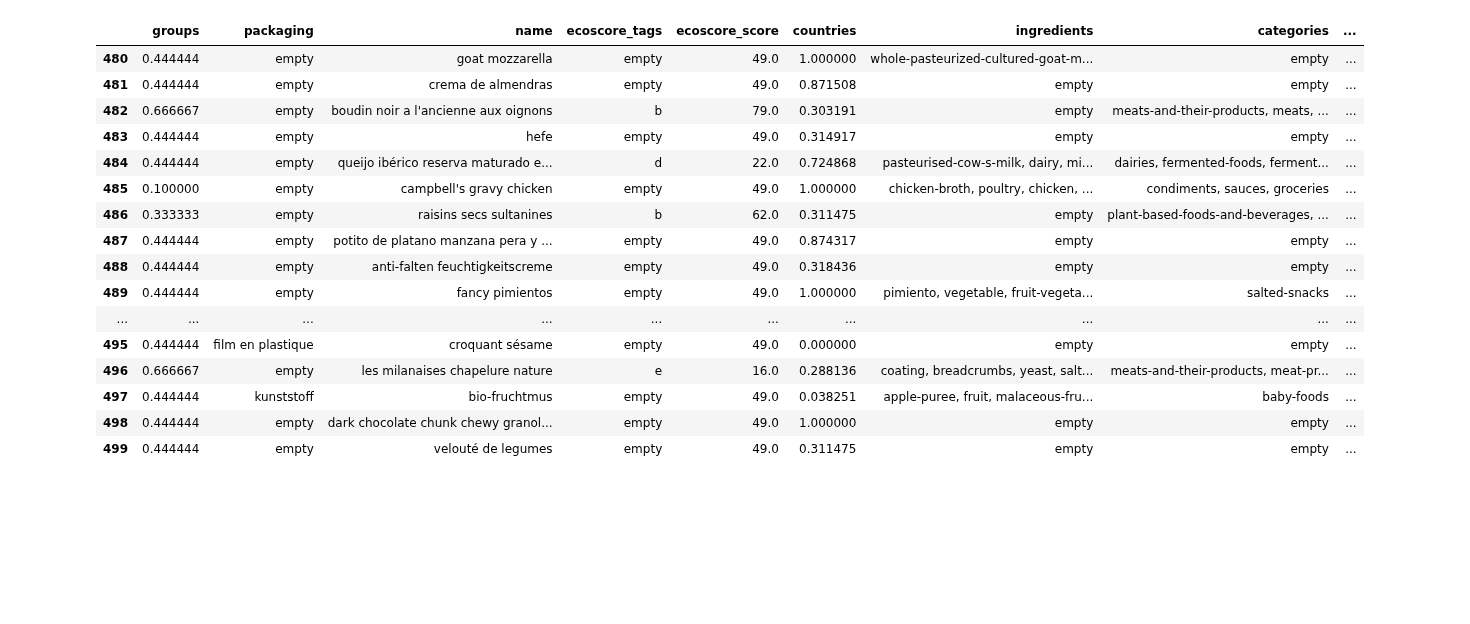
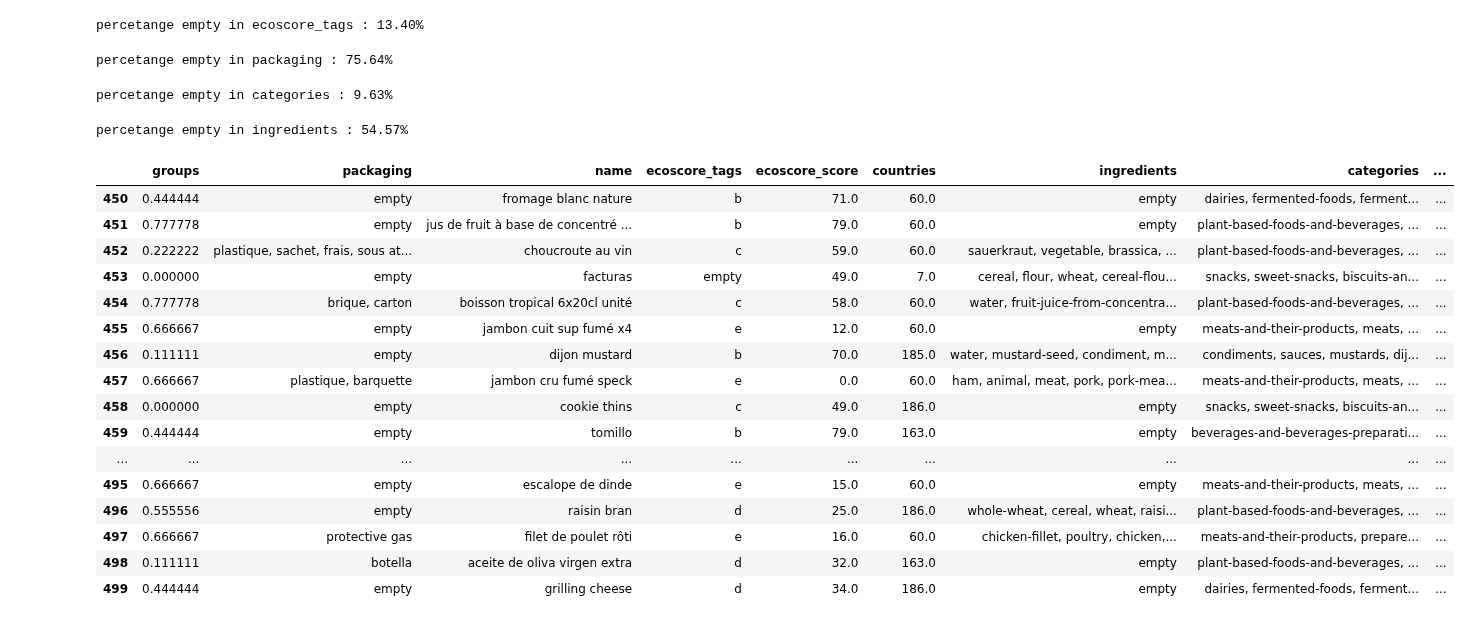
Before and after one commit to CarolusIntelligence/green_ia, a Jupyter notebook: notebooks/dataviz.ipynb, the cells around one changed output. Drawn from its saved outputs; the diff is of its cells as text; code cells hidden in the pictures; blank space fills up the shorter version.

```diff
--- a/notebooks/dataviz.ipynb
+++ b/notebooks/dataviz.ipynb
@@ -9,5 +9,5 @@ import plotly.graph_objects as go
 pd.set_option('display.max_rows', 100)
 warnings.filterwarnings("ignore", category=pd.errors.DtypeWarning)
 # %%
-file_path = '/home/carolus/Documents/school/green_ia/data/174_data/174_test_01.jsonl'
+file_path = '/home/carolus/Documents/school/green_ia/data/00_data/00_train_01.jsonl'
 num_samples = 500
@@ -31,23 +41,51 @@ def sample_jsonl_file(file_path, num_samples):
     return df
 # %%
 df = sample_jsonl_file(file_path, num_samples)
+# %%
+nb_empty = (df['ecoscore_tags'] == 'empty').sum()
+nb_total = len(df)
+pourcentage_empty = (nb_empty / nb_total) * 100
+print(f"percetange empty in ecoscore_tags : {pourcentage_empty:.2f}%")
+# %% [output]
+percetange empty in ecoscore_tags : 13.40%
+# %%
+nb_empty = (df['packaging'] == 'empty').sum()
+nb_total = len(df)
+pourcentage_empty = (nb_empty / nb_total) * 100
+print(f"percetange empty in packaging : {pourcentage_empty:.2f}%")
+# %% [output]
+percetange empty in packaging : 75.64%
+# %%
+nb_empty = (df['categories'] == 'empty').sum()
+nb_total = len(df)
+pourcentage_empty = (nb_empty / nb_total) * 100
+print(f"percetange empty in categories : {pourcentage_empty:.2f}%")
+# %% [output]
+percetange empty in categories : 9.63%
+# %%
+nb_empty = (df['ingredients'] == 'empty').sum()
+nb_total = len(df)
+pourcentage_empty = (nb_empty / nb_total) * 100
+print(f"percetange empty in ingredients : {pourcentage_empty:.2f}%")
+# %% [output]
+percetange empty in ingredients : 54.57%
 # %%
-df.tail(20)
+df.tail(50)
 # %% [output]
 |  | groups | packaging | name | ecoscore_tags | ecoscore_score | countries | ingredients | categories | ... |
-| 480 | 0.444444 | empty | goat mozzarella | empty | 49.0 | 1.000000 | whole-pasteurized-cultured-goat-m... | empty | ... |
-| 481 | 0.444444 | empty | crema de almendras | empty | 49.0 | 0.871508 | empty | empty | ... |
-| 482 | 0.666667 | empty | boudin noir a l'ancienne aux oignons | b | 79.0 | 0.303191 | empty | meats-and-their-products, meats, ... | ... |
-| 483 | 0.444444 | empty | hefe | empty | 49.0 | 0.314917 | empty | empty | ... |
-| 484 | 0.444444 | empty | queijo ibérico reserva maturado e... | d | 22.0 | 0.724868 | pasteurised-cow-s-milk, dairy, mi... | dairies, fermented-foods, ferment... | ... |
-| 485 | 0.100000 | empty | campbell's gravy chicken | empty | 49.0 | 1.000000 | chicken-broth, poultry, chicken, ... | condiments, sauces, groceries | ... |
-| 486 | 0.333333 | empty | raisins secs sultanines | b | 62.0 | 0.311475 | empty | plant-based-foods-and-beverages, ... | ... |
-| 487 | 0.444444 | empty | potito de platano manzana pera y ... | empty | 49.0 | 0.874317 | empty | empty | ... |
-| 488 | 0.444444 | empty | anti-falten feuchtigkeitscreme | empty | 49.0 | 0.318436 | empty | empty | ... |
-| 489 | 0.444444 | empty | fancy pimientos | empty | 49.0 | 1.000000 | pimiento, vegetable, fruit-vegeta... | salted-snacks | ... |
+| 450 | 0.444444 | empty | fromage blanc nature | b | 71.0 | 60.0 | empty | dairies, fermented-foods, ferment... | ... |
+| 451 | 0.777778 | empty | jus de fruit à base de concentré ... | b | 79.0 | 60.0 | empty | plant-based-foods-and-beverages, ... | ... |
+| 452 | 0.222222 | plastique, sachet, frais, sous at... | choucroute au vin | c | 59.0 | 60.0 | sauerkraut, vegetable, brassica, ... | plant-based-foods-and-beverages, ... | ... |
+| 453 | 0.000000 | empty | facturas | empty | 49.0 | 7.0 | cereal, flour, wheat, cereal-flou... | snacks, sweet-snacks, biscuits-an... | ... |
+| 454 | 0.777778 | brique, carton | boisson tropical 6x20cl unité | c | 58.0 | 60.0 | water, fruit-juice-from-concentra... | plant-based-foods-and-beverages, ... | ... |
+| 455 | 0.666667 | empty | jambon cuit sup fumé x4 | e | 12.0 | 60.0 | empty | meats-and-their-products, meats, ... | ... |
+| 456 | 0.111111 | empty | dijon mustard | b | 70.0 | 185.0 | water, mustard-seed, condiment, m... | condiments, sauces, mustards, dij... | ... |
+| 457 | 0.666667 | plastique, barquette | jambon cru fumé speck | e | 0.0 | 60.0 | ham, animal, meat, pork, pork-mea... | meats-and-their-products, meats, ... | ... |
+| 458 | 0.000000 | empty | cookie thins | c | 49.0 | 186.0 | empty | snacks, sweet-snacks, biscuits-an... | ... |
+| 459 | 0.444444 | empty | tomillo | b | 79.0 | 163.0 | empty | beverages-and-beverages-preparati... | ... |
 | ... | ... | ... | ... | ... | ... | ... | ... | ... | ... |
-| 495 | 0.444444 | film en plastique | croquant sésame | empty | 49.0 | 0.000000 | empty | empty | ... |
-| 496 | 0.666667 | empty | les milanaises chapelure nature | e | 16.0 | 0.288136 | coating, breadcrumbs, yeast, salt... | meats-and-their-products, meat-pr... | ... |
-| 497 | 0.444444 | kunststoff | bio-fruchtmus | empty | 49.0 | 0.038251 | apple-puree, fruit, malaceous-fru... | baby-foods | ... |
-| 498 | 0.444444 | empty | dark chocolate chunk chewy granol... | empty | 49.0 | 1.000000 | empty | empty | ... |
-| 499 | 0.444444 | empty | velouté de legumes | empty | 49.0 | 0.311475 | empty | empty | ... |
+| 495 | 0.666667 | empty | escalope de dinde | e | 15.0 | 60.0 | empty | meats-and-their-products, meats, ... | ... |
+| 496 | 0.555556 | empty | raisin bran | d | 25.0 | 186.0 | whole-wheat, cereal, wheat, raisi... | plant-based-foods-and-beverages, ... | ... |
+| 497 | 0.666667 | protective gas | filet de poulet rôti | e | 16.0 | 60.0 | chicken-fillet, poultry, chicken,... | meats-and-their-products, prepare... | ... |
+| 498 | 0.111111 | botella | aceite de oliva virgen extra | d | 32.0 | 163.0 | empty | plant-based-foods-and-beverages, ... | ... |
+| 499 | 0.444444 | empty | grilling cheese | d | 34.0 | 186.0 | empty | dairies, fermented-foods, ferment... | ... |
```
Also changed, not shown: parts of 16 cells of this notebook, 10 other files.
